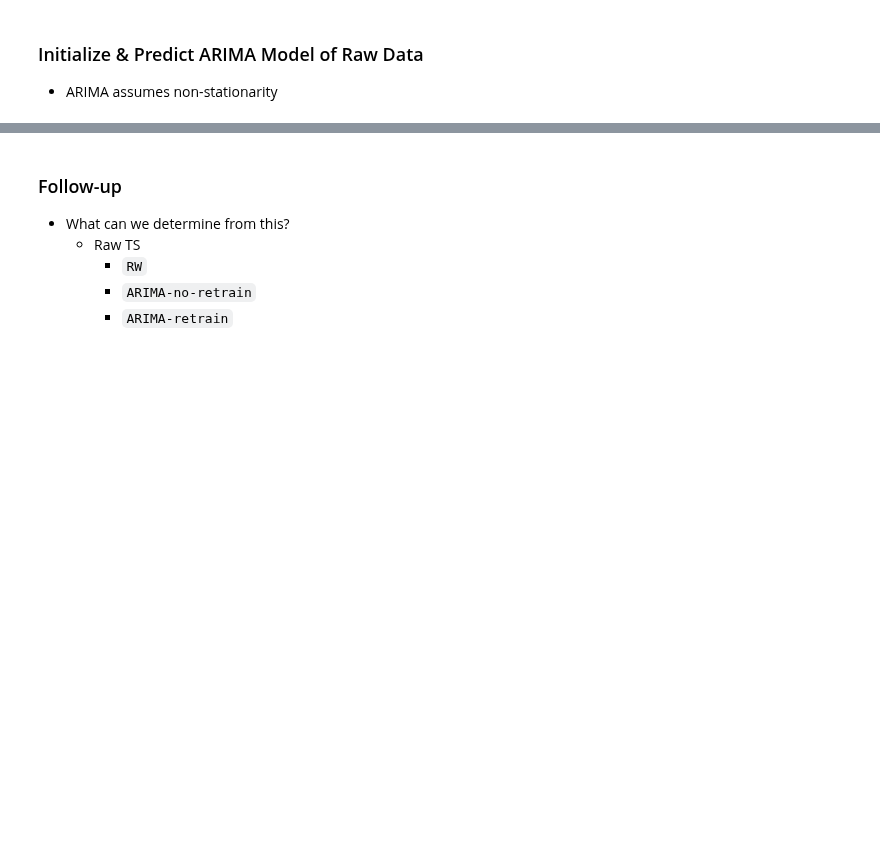
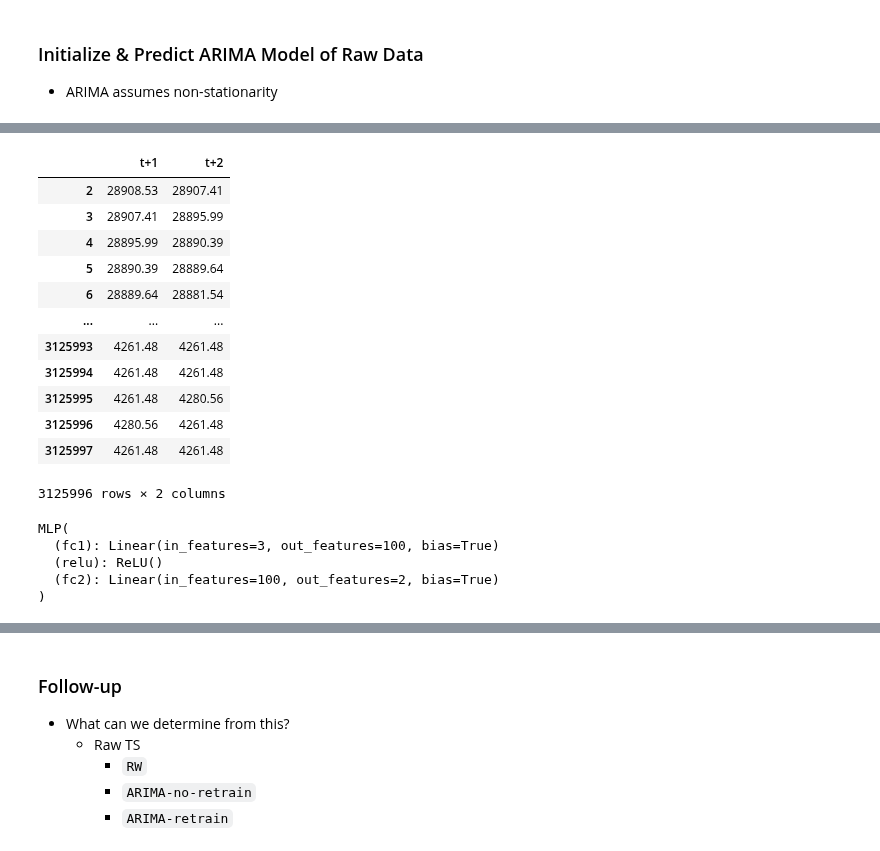
Before and after one commit to Brinkley97/applied_time_series_and_machine_learning, a Jupyter notebook: framework_for_time_series_data/nlp_ts/paper-bitcoin_daily-raw.ipynb, the cells around one changed output, grey strips where cells are left out. Drawn from its saved outputs; the diff is of its cells as text; code cells hidden in the pictures; blank space fills up the shorter version.

Commit message:
updating with MLP model

```diff
--- a/framework_for_time_series_data/nlp_ts/paper-bitcoin_daily-raw.ipynb
+++ b/framework_for_time_series_data/nlp_ts/paper-bitcoin_daily-raw.ipynb
@@ -304,0 +320,27 @@ EvaluationMetric.plot_predictions(test_df, arima_predictions_retrain)
+# %%
+forecast_y_train_df = converted_seq_df.iloc[:, -output_size:]
+forecast_y_train_df
+# %% [output]
+|  | t+1 | t+2 |
+| 2 | 28908.53 | 28907.41 |
+| 3 | 28907.41 | 28895.99 |
+| 4 | 28895.99 | 28890.39 |
+| 5 | 28890.39 | 28889.64 |
+| 6 | 28889.64 | 28881.54 |
+| ... | ... | ... |
+| 3125993 | 4261.48 | 4261.48 |
+| 3125994 | 4261.48 | 4261.48 |
+| 3125995 | 4261.48 | 4280.56 |
+| 3125996 | 4280.56 | 4261.48 |
+| 3125997 | 4261.48 | 4261.48 |
+3125996 rows × 2 columns
+# %%
+hidden_size = 100
+mlp_forecast_model = MLP(n_steps, hidden_size, output_size)
+mlp_forecast_model
+# %% [output]
+MLP(
+  (fc1): Linear(in_features=3, out_features=100, bias=True)
+  (relu): ReLU()
+  (fc2): Linear(in_features=100, out_features=2, bias=True)
+)
```
Also changed, not shown: parts of 19 cells of this notebook.
